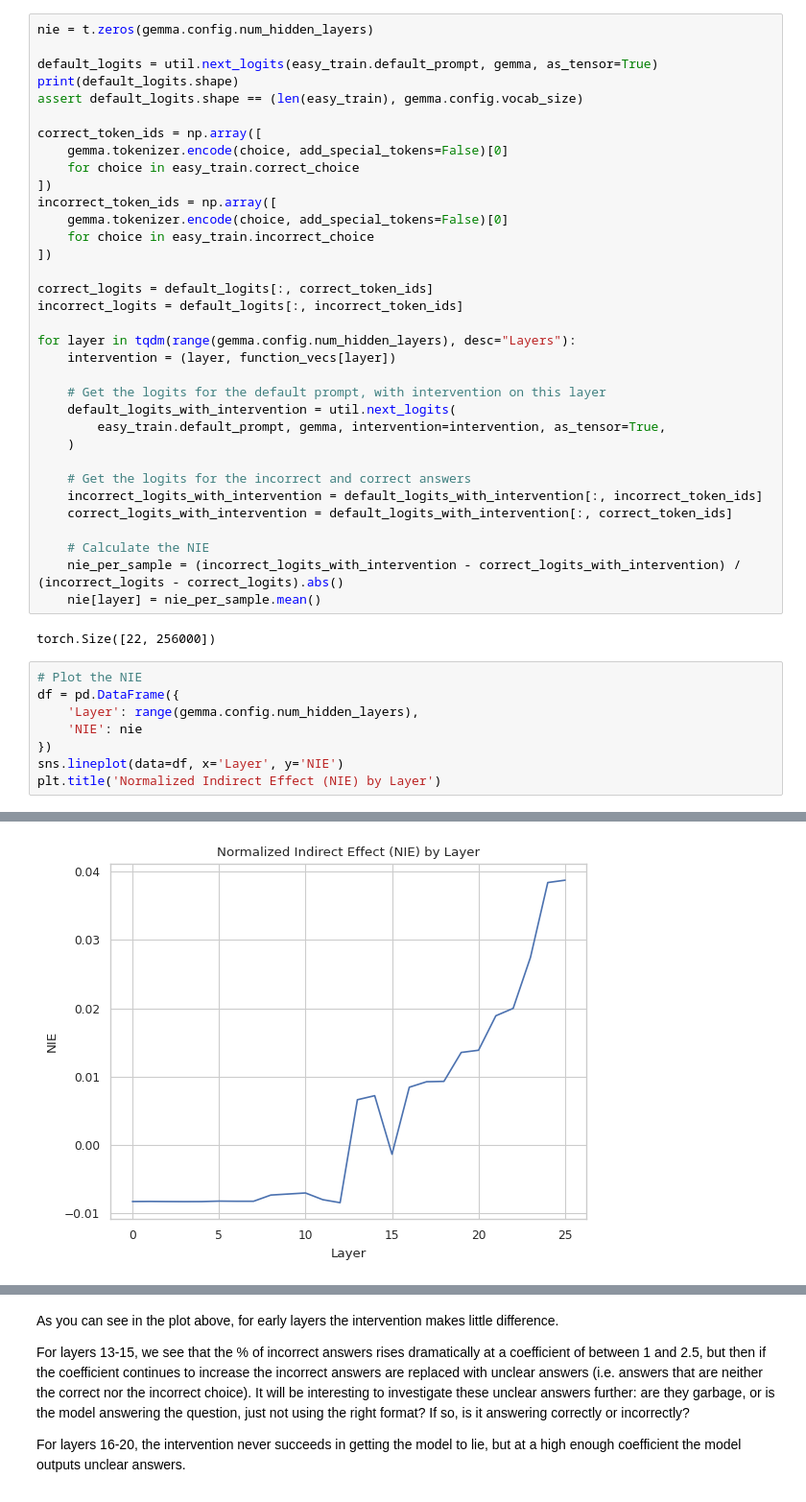
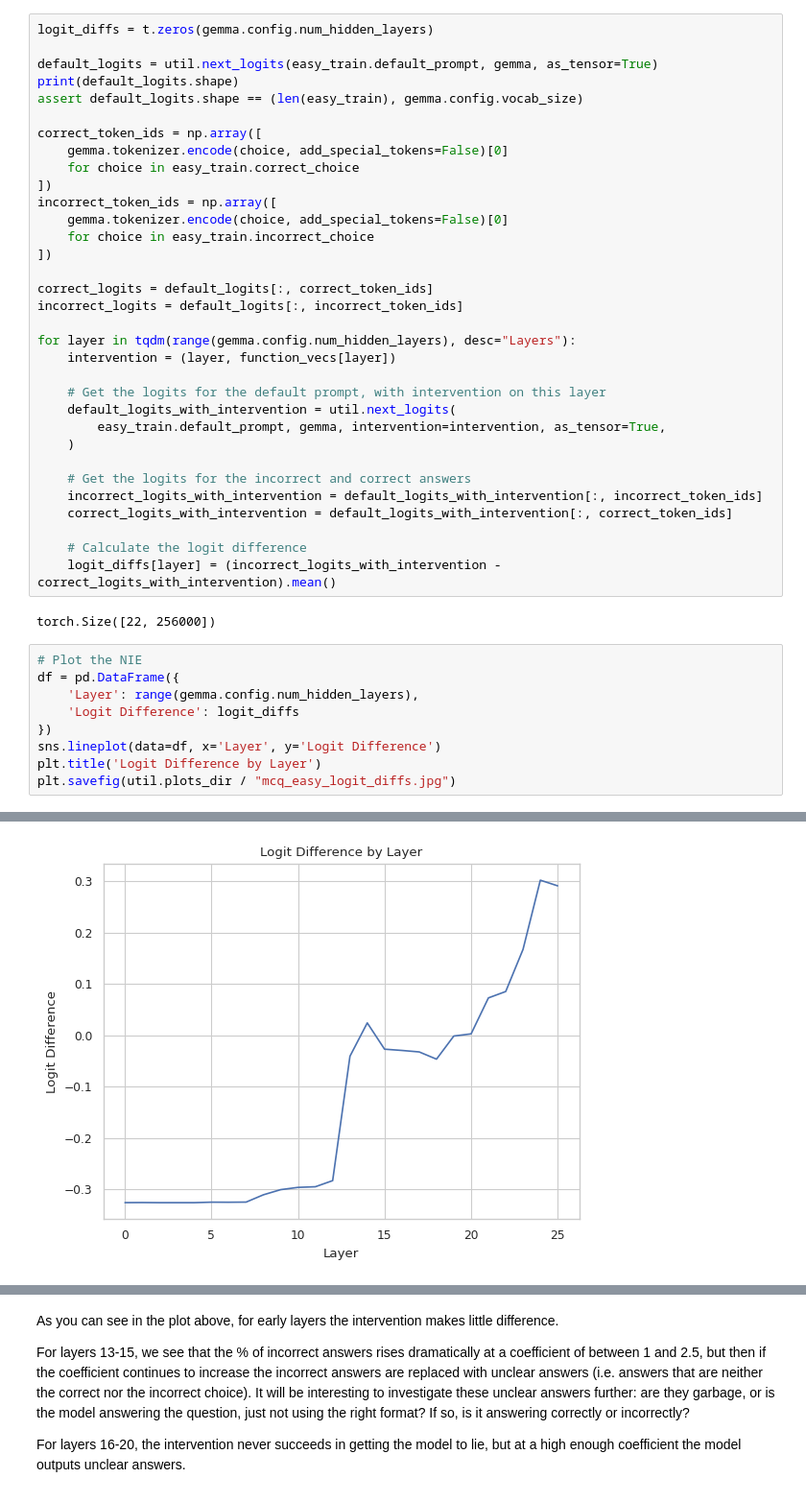
Before and after one commit to Arrrlex/arena4-capstone, a Jupyter notebook: src/arena4_capstone/analysis.ipynb, the cells around one changed output, grey strips where cells are left out. Shown at 96% size. Saved outputs shown, nothing was run; the diff lists cells and outputs as text.

```diff
--- a/src/arena4_capstone/analysis.ipynb
+++ b/src/arena4_capstone/analysis.ipynb
@@ -193,5 +183,5 @@ where:
 # %%
-nie = t.zeros(gemma.config.num_hidden_layers)
+logit_diffs = t.zeros(gemma.config.num_hidden_layers)
 
 default_logits = util.next_logits(easy_train.default_prompt, gemma, as_tensor=True)
 print(default_logits.shape)
@@ -221,17 +211,17 @@ for layer in tqdm(range(gemma.config.num_hidden_layers), desc="Layers"):
     incorrect_logits_with_intervention = default_logits_with_intervention[:, incorrect_token_ids]
     correct_logits_with_intervention = default_logits_with_intervention[:, correct_token_ids]
 
-    # Calculate the NIE
-    nie_per_sample = (incorrect_logits_with_intervention - correct_logits_with_intervention) / (incorrect_logits - correct_logits).abs()
-    nie[layer] = nie_per_sample.mean()
+    # Calculate the logit difference
+    logit_diffs[layer] = (incorrect_logits_with_intervention - correct_logits_with_intervention).mean()
 # %% [output]
 torch.Size([22, 256000])
 # %%
 # Plot the NIE
 df = pd.DataFrame({
     'Layer': range(gemma.config.num_hidden_layers),
-    'NIE': nie
+    'Logit Difference': logit_diffs
 })
-sns.lineplot(data=df, x='Layer', y='NIE')
-plt.title('Normalized Indirect Effect (NIE) by Layer')
+sns.lineplot(data=df, x='Layer', y='Logit Difference')
+plt.title('Logit Difference by Layer')
+plt.savefig(util.plots_dir / "mcq_easy_logit_diffs.jpg")
 # %% [output]
@@ -239,4 +228,4 @@ Text(0.5, 1.0, 'Normalized Indirect Effect (NIE) by Layer')
-[figure, old version]
+[figure, new version]
 # %%
 lying_accuracies = []
 coeff_range = range(-3, 9)
```
Also changed, not shown: parts of 9 cells of this notebook.
